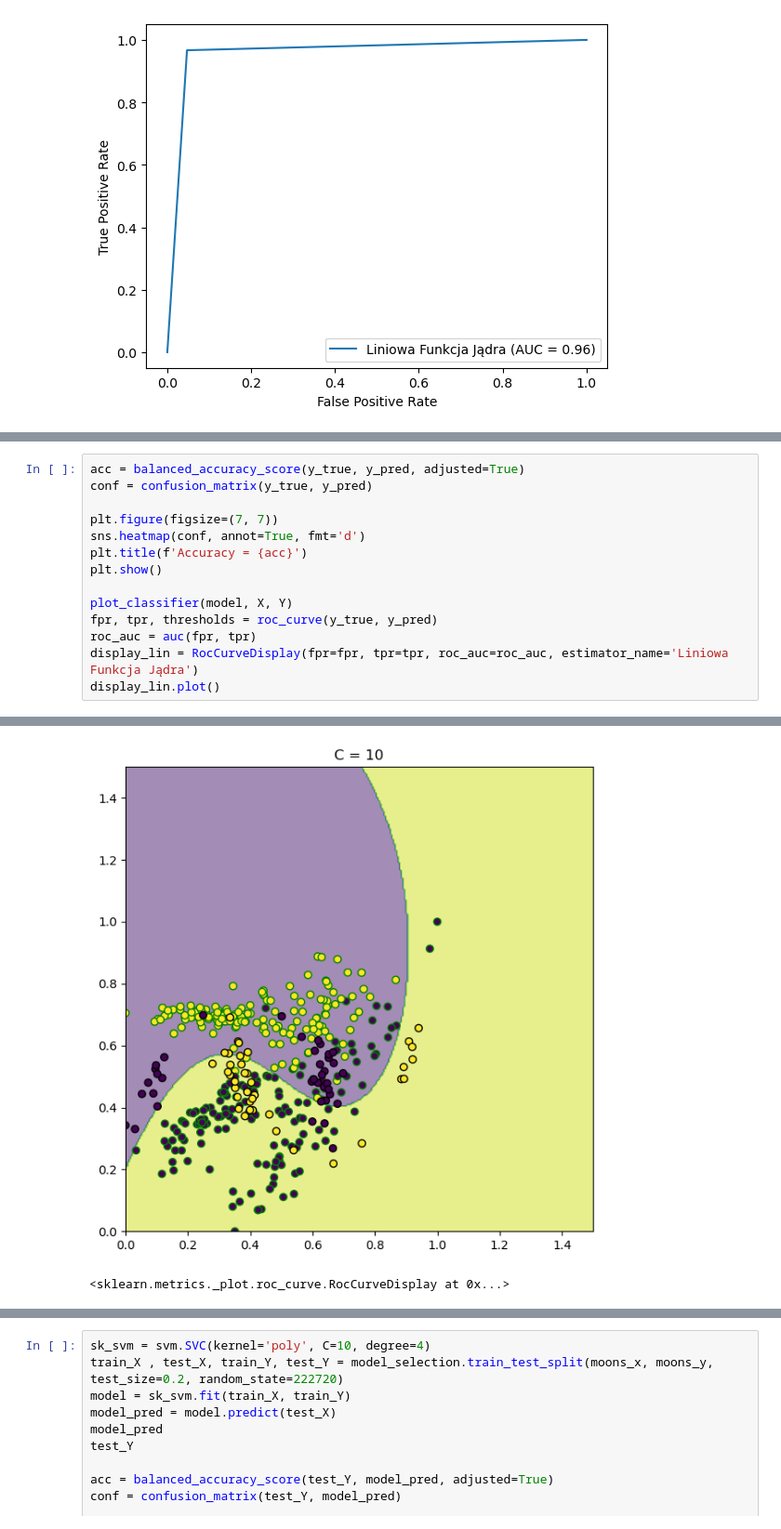
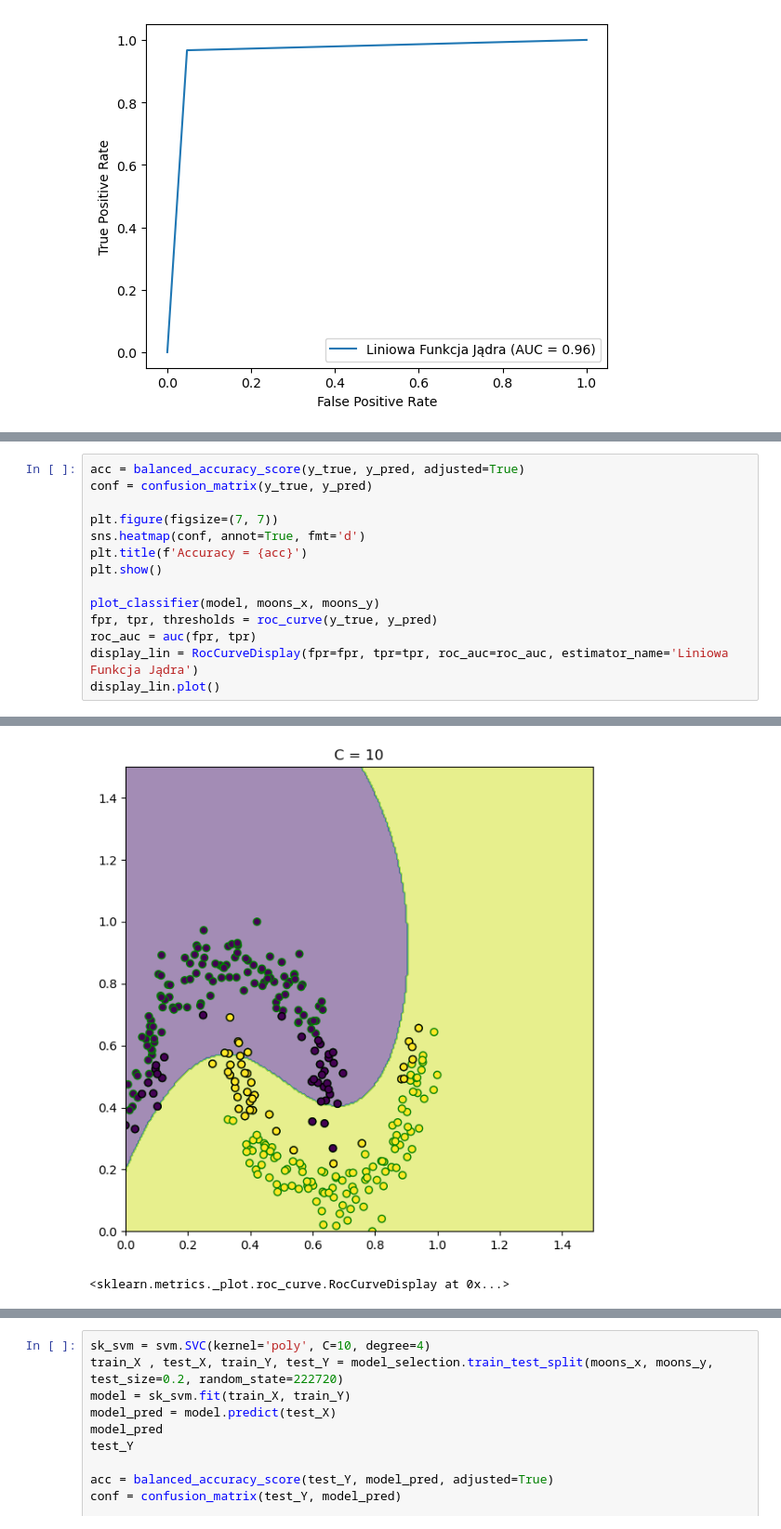
Before and after one commit to StrenghtEnjoyer/Testy, a Jupyter notebook: SVM.ipynb, the cells around one changed output, grey strips where cells are left out. Shown at 93% size. Drawn from its saved outputs; the diff is of its cells as text.

```diff
--- a/SVM.ipynb
+++ b/SVM.ipynb
@@ -319,20 +319,20 @@ Optimization terminated successfully    (Exit mode 0)
 # %%
 acc = balanced_accuracy_score(y_true, y_pred, adjusted=True)
 conf = confusion_matrix(y_true, y_pred)
 
 plt.figure(figsize=(7, 7))
 sns.heatmap(conf, annot=True, fmt='d')
 plt.title(f'Accuracy = {acc}')
 plt.show()
 
-plot_classifier(model, X, Y)
+plot_classifier(model, moons_x, moons_y)
 fpr, tpr, thresholds = roc_curve(y_true, y_pred)
 roc_auc = auc(fpr, tpr)
 display_lin = RocCurveDisplay(fpr=fpr, tpr=tpr, roc_auc=roc_auc, estimator_name='Liniowa Funkcja Jądra')
 display_lin.plot()
 # %% [output]
 [figure]
-[figure, old version]
+[figure, new version]
 <sklearn.metrics._plot.roc_curve.RocCurveDisplay at 0x...>
 [figure]
 # %%
```
Also changed, not shown: parts of 6 cells of this notebook.
